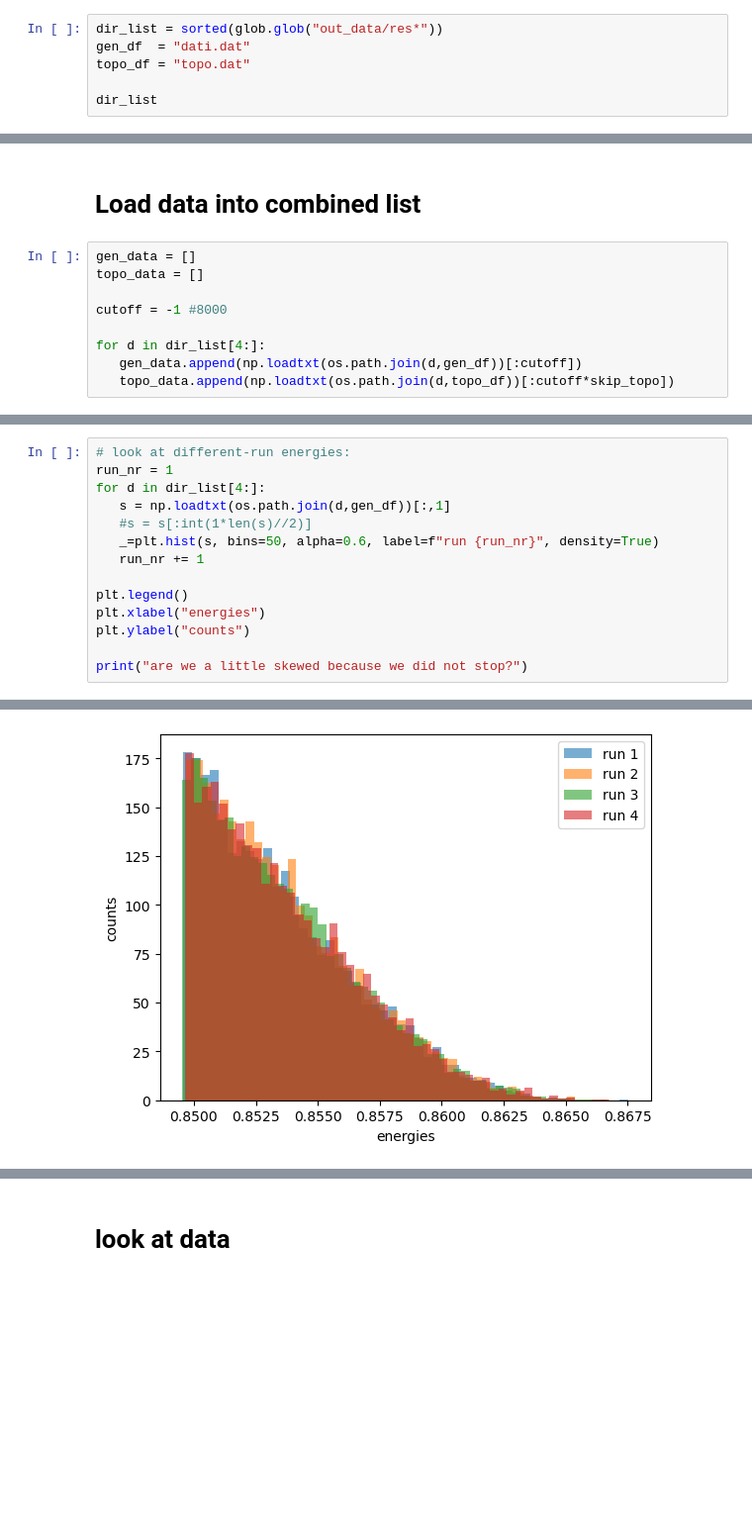
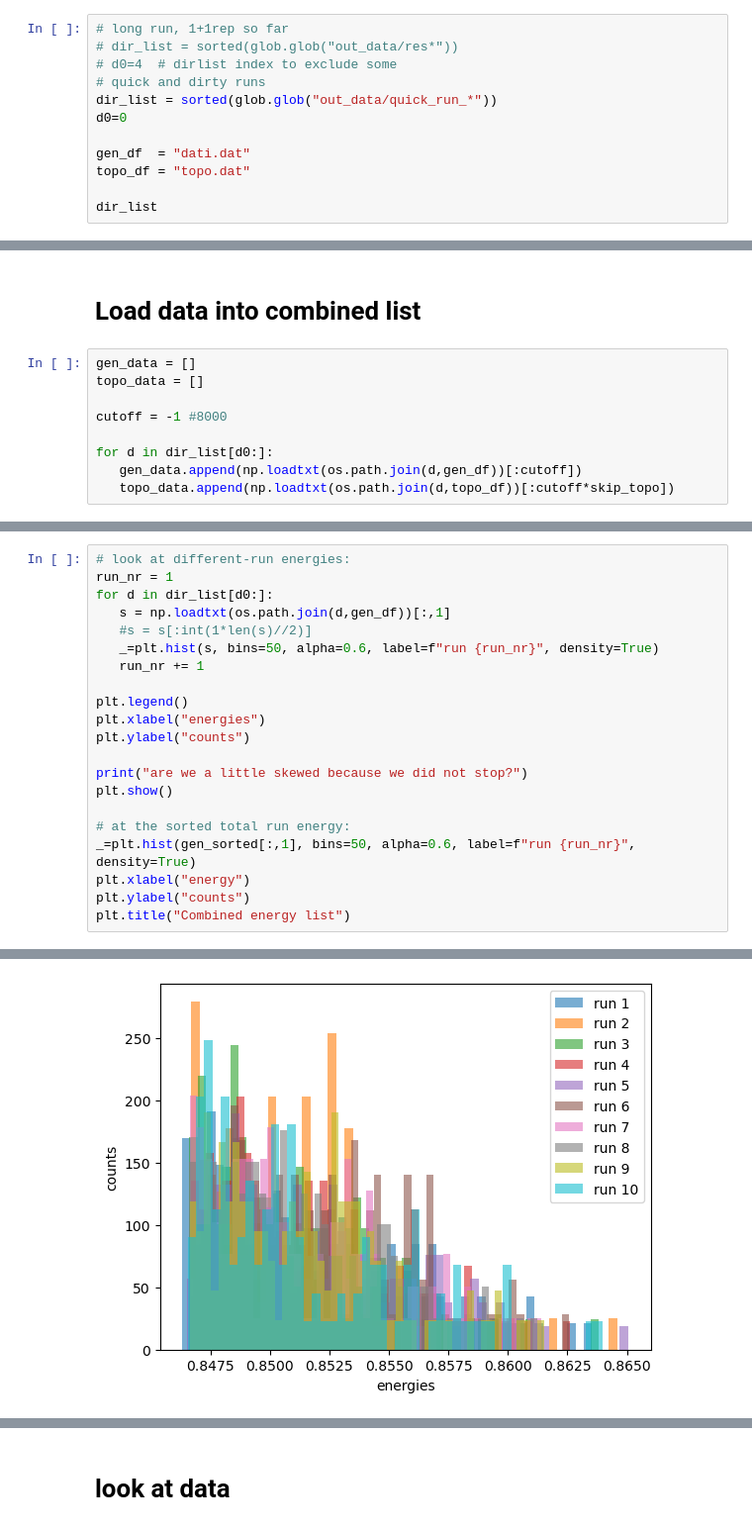
Before and after one commit to LiBackfried/CPN_topo, a Jupyter notebook: checking_ns_heatbath.ipynb, the cells around one changed output, grey strips where cells are left out. Shown at 99% size. Drawn from its saved outputs; the diff is of its cells as text; blank space fills up the shorter version.

Commit message:
quick and dirty test runs

```diff
--- a/checking_ns_heatbath.ipynb
+++ b/checking_ns_heatbath.ipynb
@@ -30,5 +39,11 @@ n_live_eff = n_iter * n_live
 # %%
-dir_list = sorted(glob.glob("out_data/res*"))
+# long run, 1+1rep so far
+# dir_list = sorted(glob.glob("out_data/res*"))
+# d0=4  # dirlist index to exclude some
+# quick and dirty runs
+dir_list = sorted(glob.glob("out_data/quick_run_*"))
+d0=0
+
 gen_df  = "dati.dat"
 topo_df = "topo.dat"
 
@@ -71,7 +88,7 @@ topo_data = []
 
 cutoff = -1 #8000
 
-for d in dir_list[4:]:
+for d in dir_list[d0:]:
    gen_data.append(np.loadtxt(os.path.join(d,gen_df))[:cutoff])
    topo_data.append(np.loadtxt(os.path.join(d,topo_df))[:cutoff*skip_topo])
 # %%
@@ -113,17 +130,24 @@ print(gen_sorted.shape, "\n", topo_sorted.shape)
 # %%
 # look at different-run energies:
 run_nr = 1
-for d in dir_list[4:]:
+for d in dir_list[d0:]:
    s = np.loadtxt(os.path.join(d,gen_df))[:,1]
    #s = s[:int(1*len(s)//2)]
    _=plt.hist(s, bins=50, alpha=0.6, label=f"run {run_nr}", density=True)
    run_nr += 1
 
 plt.legend()
 plt.xlabel("energies")
 plt.ylabel("counts")
 
 print("are we a little skewed because we did not stop?")
+plt.show()
+
+# at the sorted total run energy:
+_=plt.hist(gen_sorted[:,1], bins=50, alpha=0.6, label=f"run {run_nr}", density=True)
+plt.xlabel("energy")
+plt.ylabel("counts")
+plt.title("Combined energy list")
 # %% [output]
 are we a little skewed because we did not stop?
-[figure, old version]
+[figure, new version]
```
Also changed, not shown: parts of 32 cells of this notebook, 17 other files.
